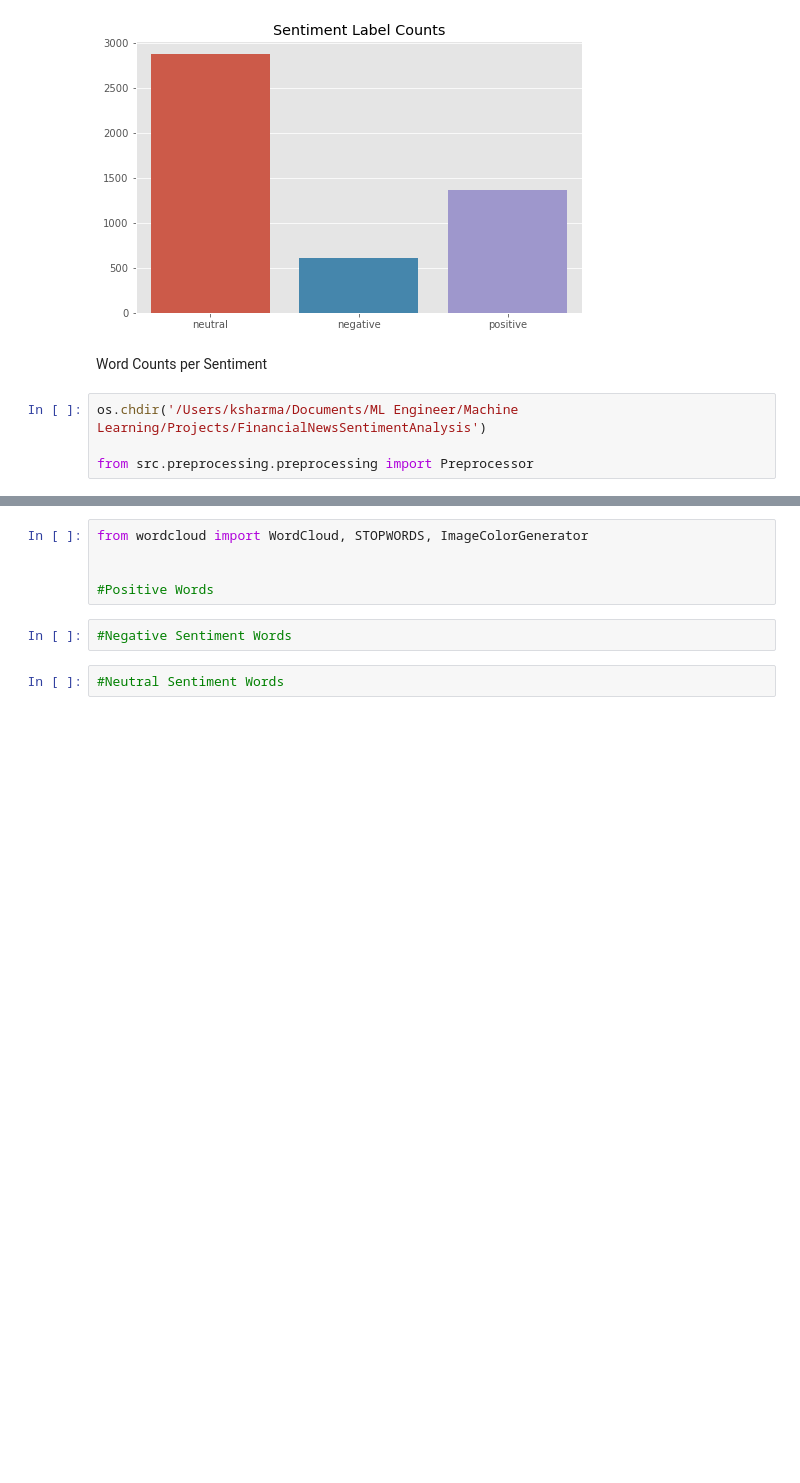
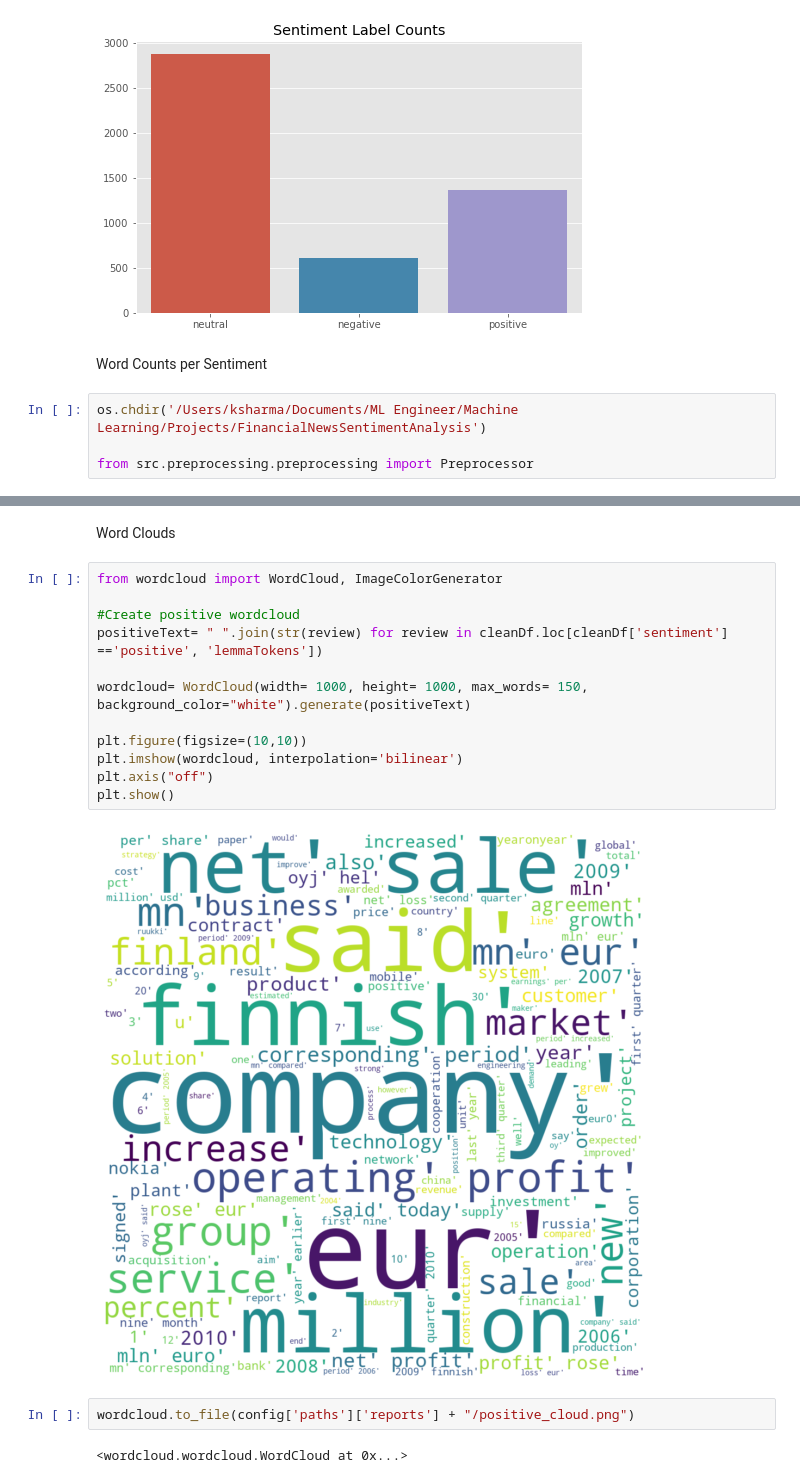
Before and after one commit to KishenSharma6/FinancialNewsSentimentAnalysis, a Jupyter notebook: Notebooks/04032021_EDA.ipynb, the cells around one changed output, grey strips where cells are left out. Cells and saved outputs as stored; diff of their text form; blank space fills up the shorter version.

Commit message:
Completed word clouds

```diff
--- a/Notebooks/04032021_EDA.ipynb
+++ b/Notebooks/04032021_EDA.ipynb
@@ -94,9 +94,20 @@ cleanDf.head()
-# %%
-from wordcloud import WordCloud, STOPWORDS, ImageColorGenerator
-
-
-#Positive Words
-# %%
-#Negative Sentiment Words
-# %%
-#Neutral Sentiment Words
+# %% [markdown]
+Word Clouds
+# %%
+from wordcloud import WordCloud, ImageColorGenerator
+
+#Create positive wordcloud
+positiveText= " ".join(str(review) for review in cleanDf.loc[cleanDf['sentiment'] =='positive', 'lemmaTokens'])
+
+wordcloud= WordCloud(width= 1000, height= 1000, max_words= 150, background_color="white").generate(positiveText)
+
+plt.figure(figsize=(10,10))
+plt.imshow(wordcloud, interpolation='bilinear')
+plt.axis("off")
+plt.show()
+# %% [output]
+[figure, added]
+# %%
+wordcloud.to_file(config['paths']['reports'] + "/positive_cloud.png")
+# %% [output]
+<wordcloud.wordcloud.WordCloud at 0x...>
```
Also changed, not shown: parts of 5 cells of this notebook.
